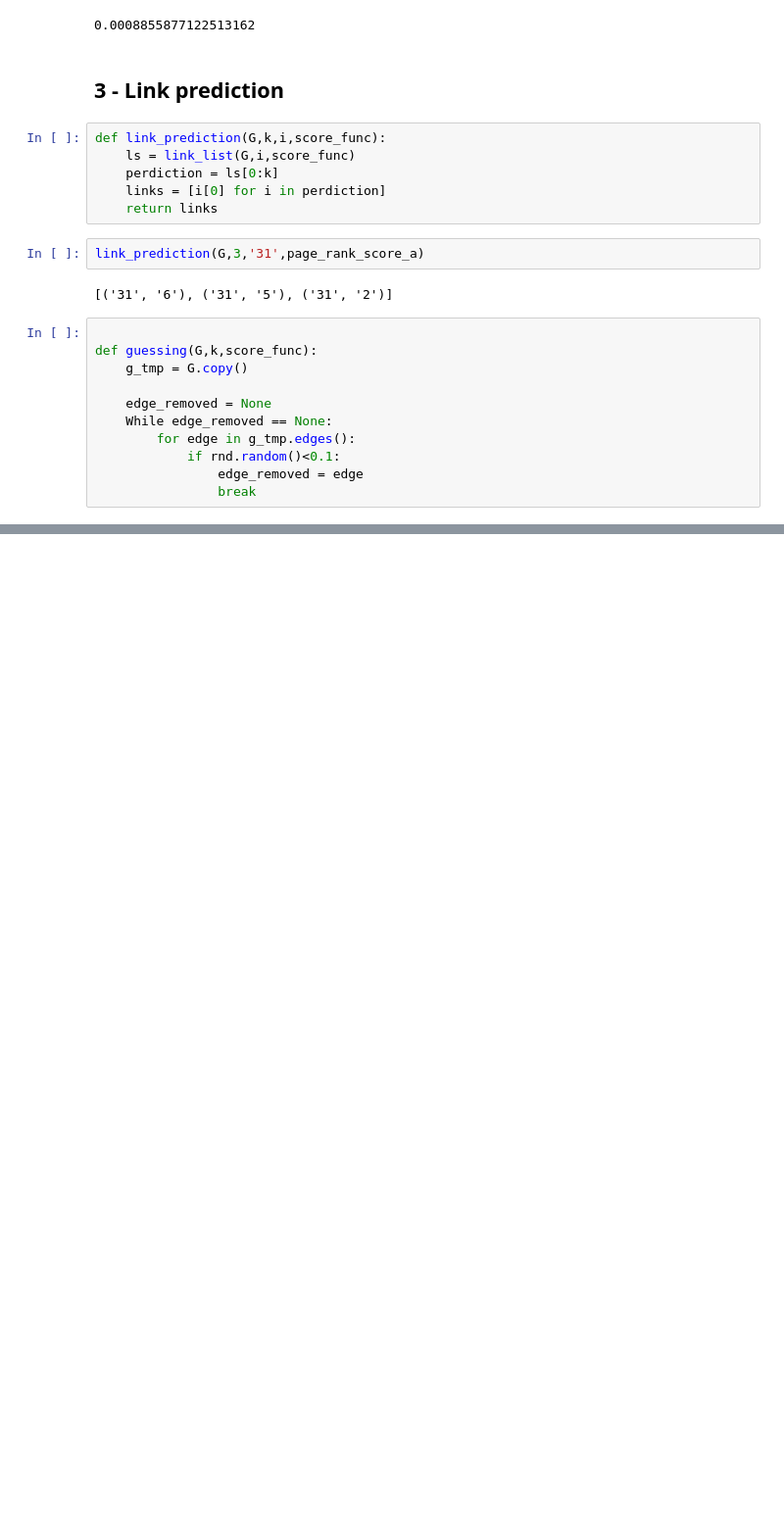
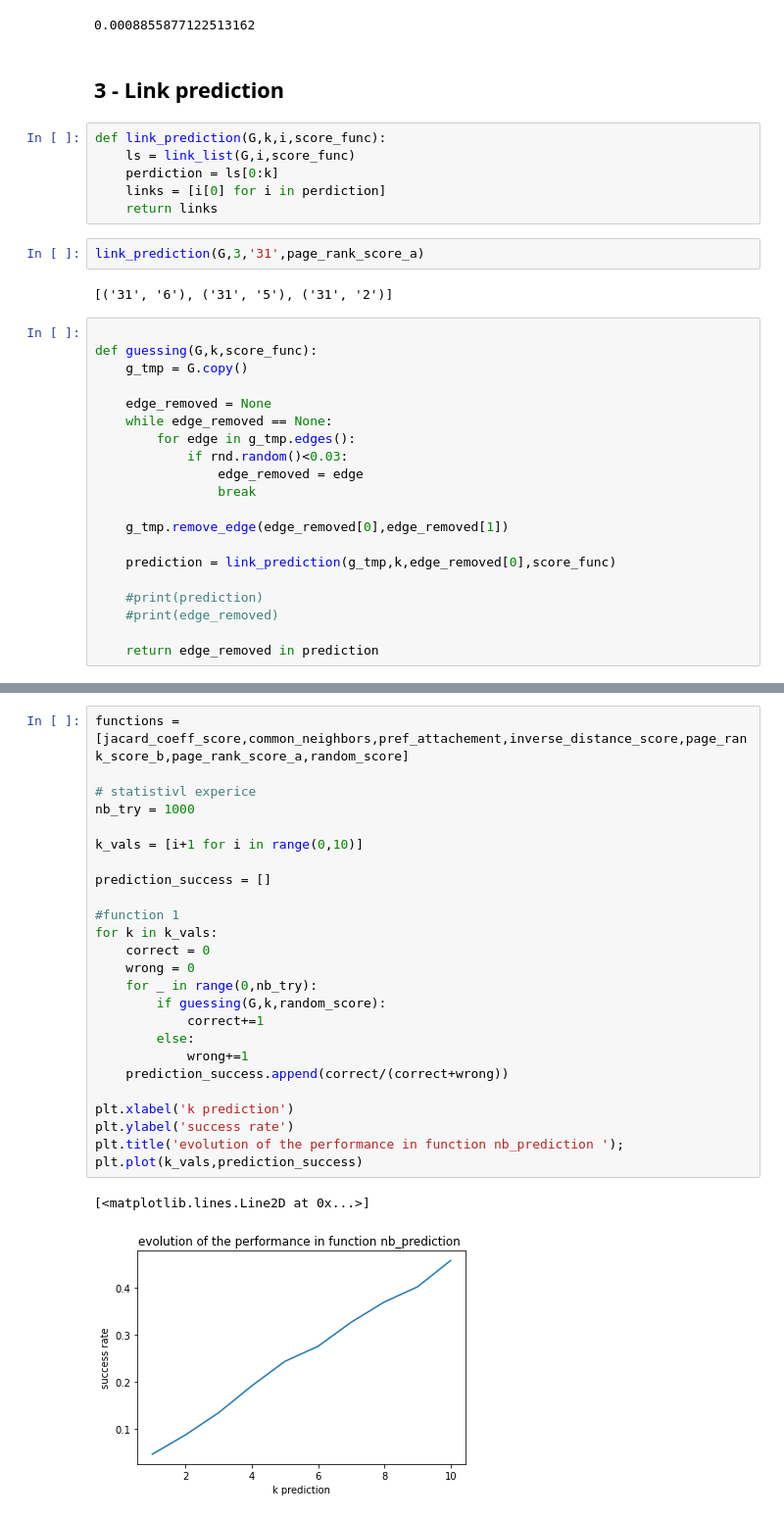
Before and after one commit to nassimTchoulak/social_graph_and_communities, a Jupyter notebook: link_prediction_lab.ipynb, the cells around one changed output, grey strips where cells are left out. Shown at 98% size. Cells and saved outputs as stored; diff of their text form; blank space fills up the shorter version.

```diff
--- a/link_prediction_lab.ipynb
+++ b/link_prediction_lab.ipynb
@@ -145,8 +151,17 @@ def guessing(G,k,score_func):
     g_tmp = G.copy()
 
     edge_removed = None
-    While edge_removed == None:
+    while edge_removed == None:
         for edge in g_tmp.edges():
-            if rnd.random()<0.1:
+            if rnd.random()<0.03:
                 edge_removed = edge
                 break
+
+    g_tmp.remove_edge(edge_removed[0],edge_removed[1])
+
+    prediction = link_prediction(g_tmp,k,edge_removed[0],score_func)
+
+    #print(prediction)
+    #print(edge_removed)
+
+    return edge_removed in prediction
@@ -174,0 +172,28 @@ True
+# %%
+functions = [jacard_coeff_score,common_neighbors,pref_attachement,inverse_distance_score,page_rank_score_b,page_rank_score_a,random_score]
+
+# statistivl experice
+nb_try = 1000
+
+k_vals = [i+1 for i in range(0,10)]
+
+prediction_success = []
+
+#function 1
+for k in k_vals:
+    correct = 0
+    wrong = 0
+    for _ in range(0,nb_try):
+        if guessing(G,k,random_score):
+            correct+=1
+        else:
+            wrong+=1
+    prediction_success.append(correct/(correct+wrong))
+
+plt.xlabel('k prediction')
+plt.ylabel('success rate')
+plt.title('evolution of the performance in function nb_prediction ');
+plt.plot(k_vals,prediction_success)
+# %% [output]
+[<matplotlib.lines.Line2D at 0x...>]
+[figure, added]
```
Also changed, not shown: parts of 5 cells of this notebook.
